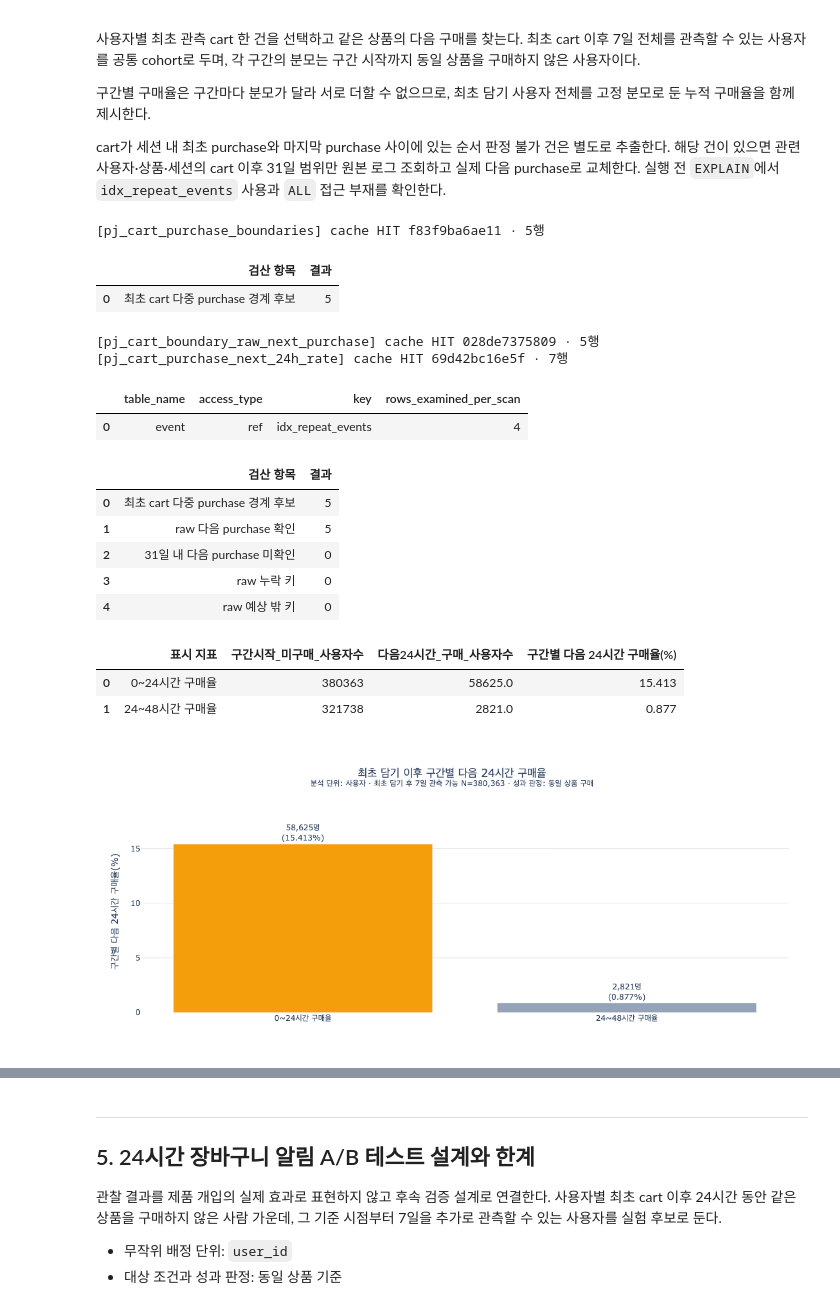
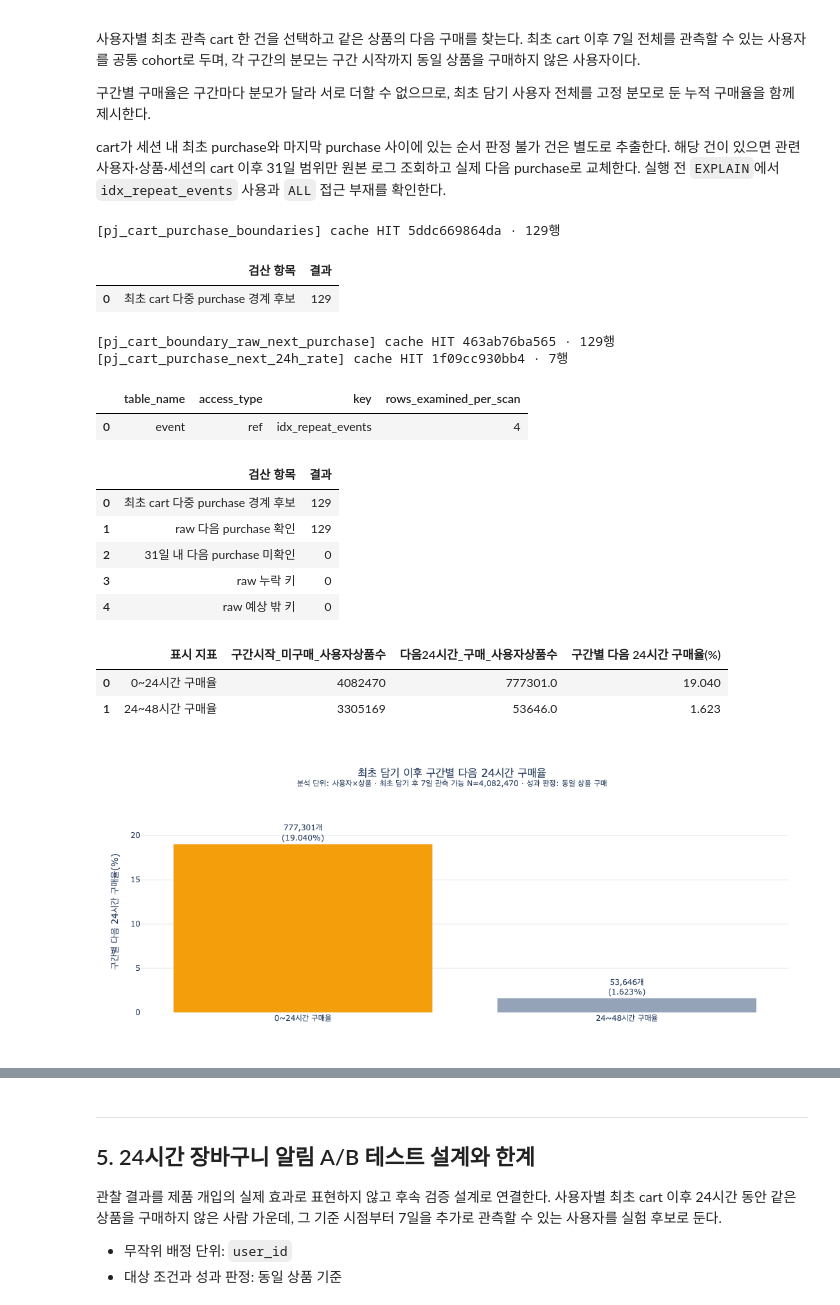
Before and after one commit to kth530/ecommerce_funnel_analysis, a Jupyter notebook: notebooks/05_purchase_journey_analysis.ipynb, the cells around one changed output, grey strips where cells are left out. Cells and saved outputs as stored; diff of their text form; code cells hidden in the pictures.

```diff
--- a/notebooks/05_purchase_journey_analysis.ipynb
+++ b/notebooks/05_purchase_journey_analysis.ipynb
@@ -505,13 +505,13 @@ cart_correction_params = {'cart_boundary_corrections_json': cart_boundary_correc
 
 cart_purchase_rates = run('pj_cart_purchase_next_24h_rate', params=cart_correction_params)
 cart_purchase_rates['구간별 다음 24시간 구매율(%)'] = (
-    cart_purchase_rates['다음24시간_구매_사용자수']
-    / cart_purchase_rates['구간시작_미구매_사용자수'] * 100
+    cart_purchase_rates['다음24시간_구매_사용자상품수']
+    / cart_purchase_rates['구간시작_미구매_사용자상품수'] * 100
 )
 first_two_rates = cart_purchase_rates.iloc[:2].copy()
 first_two_rates['표시 지표'] = ['0~24시간 구매율', '24~48시간 구매율']
-first_cart_7day_observable_n = int(first_two_rates.iloc[0]['구간시작_미구매_사용자수'])
-first_24h_nonpurchase_n = int(first_two_rates.iloc[1]['구간시작_미구매_사용자수'])
+first_cart_7day_observable_n = int(first_two_rates.iloc[0]['구간시작_미구매_사용자상품수'])
+first_24h_nonpurchase_n = int(first_two_rates.iloc[1]['구간시작_미구매_사용자상품수'])
 
 cart_boundary_validation = pd.DataFrame({
     '검산 항목': [
@@ -527,44 +527,44 @@ cart_boundary_validation = pd.DataFrame({
 display(cart_events_access.drop_duplicates().reset_index(drop=True))
 display(cart_boundary_validation)
 display(first_two_rates[[
-    '표시 지표', '구간시작_미구매_사용자수',
-    '다음24시간_구매_사용자수', '구간별 다음 24시간 구매율(%)',
+    '표시 지표', '구간시작_미구매_사용자상품수',
+    '다음24시간_구매_사용자상품수', '구간별 다음 24시간 구매율(%)',
 ]].round(3))
 # %% [output]
-[pj_cart_purchase_boundaries] cache HIT f83f9ba6ae11 · 5행
+[pj_cart_purchase_boundaries] cache HIT 5ddc669864da · 129행
 |  | 검산 항목 | 결과 |
-| 0 | 최초 cart 다중 purchase 경계 후보 | 5 |
+| 0 | 최초 cart 다중 purchase 경계 후보 | 129 |
-[pj_cart_boundary_raw_next_purchase] cache HIT 028de7375809 · 5행
-[pj_cart_purchase_next_24h_rate] cache HIT 69d42bc16e5f · 7행
+[pj_cart_boundary_raw_next_purchase] cache HIT 463ab76ba565 · 129행
+[pj_cart_purchase_next_24h_rate] cache HIT 1f09cc930bb4 · 7행
 |  | table_name | access_type | key | rows_examined_per_scan |
 | 0 | event | ref | idx_repeat_events | 4 |
 |  | 검산 항목 | 결과 |
-| 0 | 최초 cart 다중 purchase 경계 후보 | 5 |
-| 1 | raw 다음 purchase 확인 | 5 |
+| 0 | 최초 cart 다중 purchase 경계 후보 | 129 |
+| 1 | raw 다음 purchase 확인 | 129 |
 | 2 | 31일 내 다음 purchase 미확인 | 0 |
 | 3 | raw 누락 키 | 0 |
 | 4 | raw 예상 밖 키 | 0 |
-|  | 표시 지표 | 구간시작_미구매_사용자수 | 다음24시간_구매_사용자수 | 구간별 다음 24시간 구매율(%) |
-| 0 | 0~24시간 구매율 | 380363 | 58625.0 | 15.413 |
-| 1 | 24~48시간 구매율 | 321738 | 2821.0 | 0.877 |
+|  | 표시 지표 | 구간시작_미구매_사용자상품수 | 다음24시간_구매_사용자상품수 | 구간별 다음 24시간 구매율(%) |
+| 0 | 0~24시간 구매율 | 4082470 | 777301.0 | 19.040 |
+| 1 | 24~48시간 구매율 | 3305169 | 53646.0 | 1.623 |
 # %%
 rate_chart = first_two_rates.copy()
-rate_chart['표시 라벨'] = rate_chart.apply(lambda row:f"{int(row['다음24시간_구매_사용자수']):,}명<br>({row['구간별 다음 24시간 구매율(%)']:.3f}%)",axis=1)
+rate_chart['표시 라벨'] = rate_chart.apply(lambda row:f"{int(row['다음24시간_구매_사용자상품수']):,}개<br>({row['구간별 다음 24시간 구매율(%)']:.3f}%)",axis=1)
 fig = go.Figure(go.Bar(
     x=rate_chart['표시 지표'],y=rate_chart['구간별 다음 24시간 구매율(%)'],text=rate_chart['표시 라벨'],textposition='outside',cliponaxis=False,
-    marker_color=[COLORS['cart'],COLORS['neutral']],customdata=rate_chart[['구간시작_미구매_사용자수']],
+    marker_color=[COLORS['cart'],COLORS['neutral']],customdata=rate_chart[['구간시작_미구매_사용자상품수']],
     hovertemplate='%{x}<br>구간 시작 미구매 N=%{customdata[0]:,}명<br>다음 24시간 구매율=%{y:.3f}%<extra></extra>',
 ))
 fig.update_layout(
-    title=dict(text=f'최초 담기 이후 구간별 다음 24시간 구매율<br><sup>분석 단위: 사용자 · 최초 담기 후 7일 관측 가능 N={first_cart_7day_observable_n:,} · 성과 판정: 동일 상품 구매</sup>',x=0.5),
+    title=dict(text=f'최초 담기 이후 구간별 다음 24시간 구매율<br><sup>분석 단위: 사용자×상품 · 최초 담기 후 7일 관측 가능 N={first_cart_7day_observable_n:,} · 성과 판정: 동일 상품 구매</sup>',x=0.5),
     xaxis_title=None,yaxis_title='구간별 다음 24시간 구매율(%)',
     # 막대 바깥 레이블 2줄이 잘리지 않도록 축 상단에 여유를 둔다.
     yaxis=dict(gridcolor='#E5E7EB',range=[0,rate_chart['구간별 다음 24시간 구매율(%)'].max()*1.20]),
     paper_bgcolor='white',plot_bgcolor='white',height=480,margin=dict(l=70,r=30,t=105,b=60),
 )
 fig.show()
 # %% [output]
-[figure, old version]
+[figure, new version]
 # %%
 # 구간별 구매율은 구간마다 분모(그 시점의 미구매자)가 달라 서로 더할 수 없다.
 # 최초 담기 사용자 전체를 고정 분모로 둔 누적 구매율을 별도로 계산한다.
```
Also changed, not shown: parts of 7 cells of this notebook, 10 other files.
